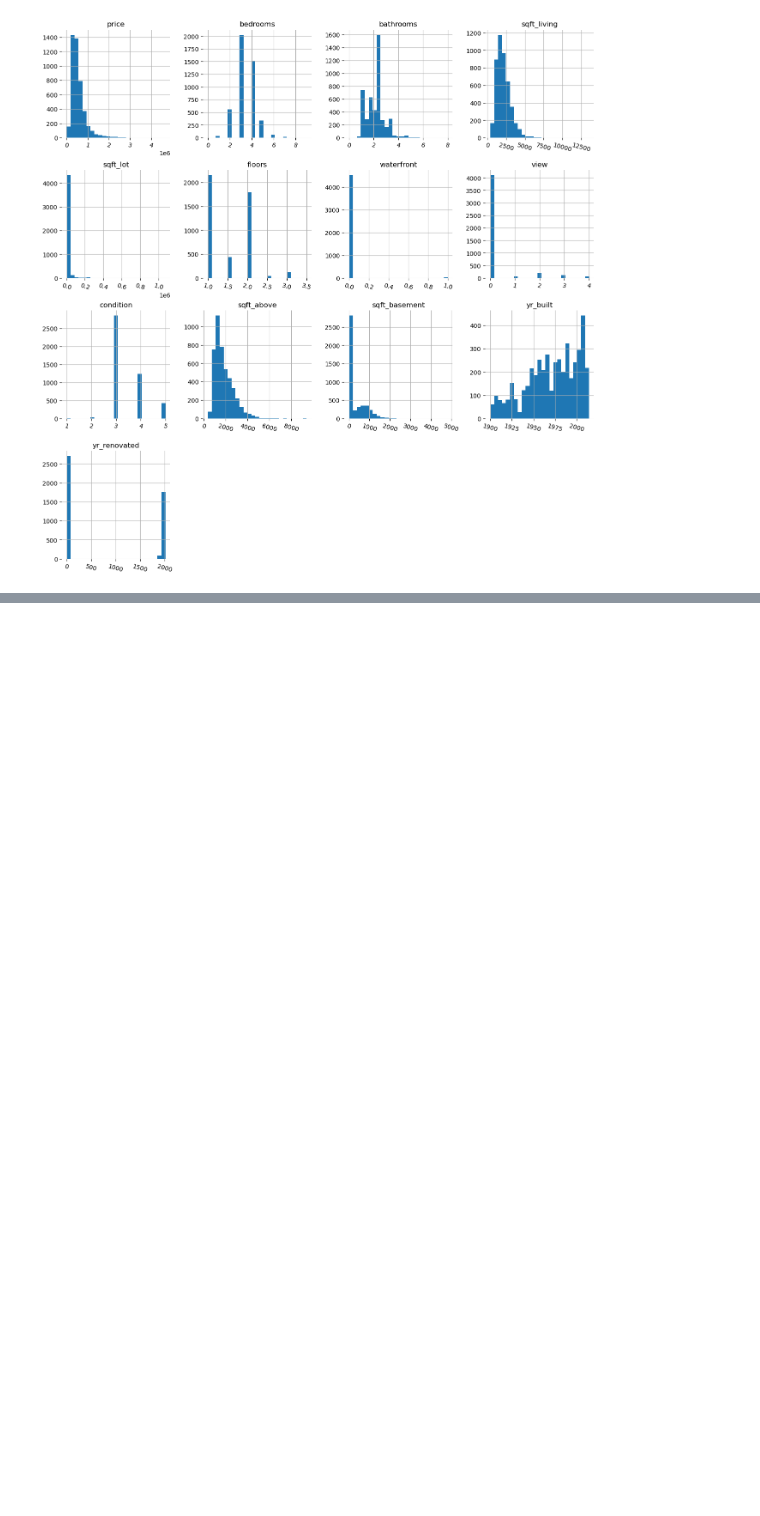
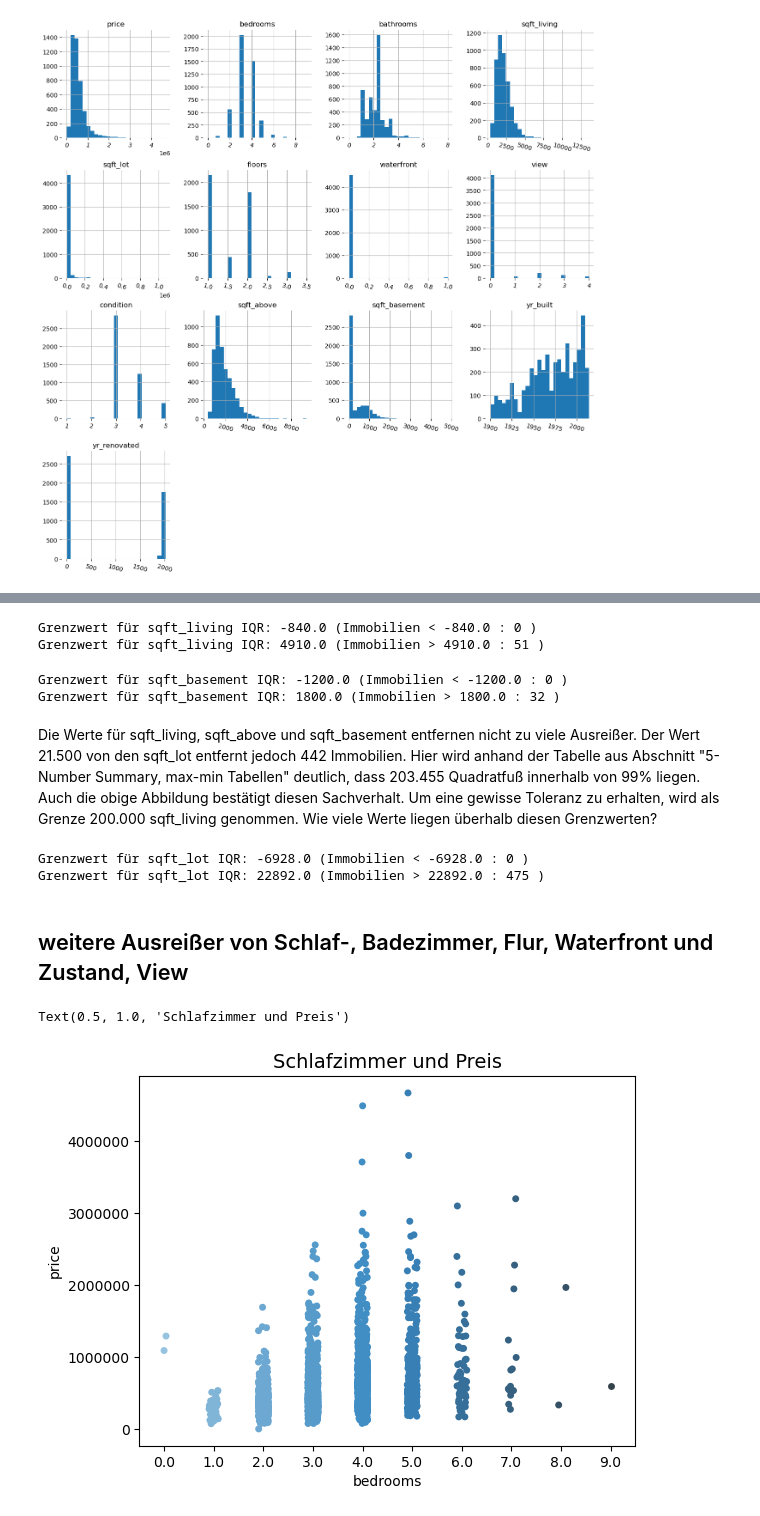
Before and after one commit to anilcemalyasar/INF505-DataMining, a Jupyter notebook: Kapitel 6/Immobilien_Vorlage.ipynb, the cells around one changed output, grey strips where cells are left out. Saved outputs shown, nothing was run; the diff lists cells and outputs as text; code cells hidden in the pictures; blank space fills up the shorter version.

```diff
--- a/Kapitel 6/Immobilien_Vorlage.ipynb
+++ b/Kapitel 6/Immobilien_Vorlage.ipynb
@@ -98,0 +113,28 @@ sns.despine(left=True, bottom=True)
+# %%
+outlier_detection(df, 'sqft_living')
+# %% [output]
+Grenzwert für sqft_living IQR: -840.0 (Immobilien < -840.0 : 0 )
+Grenzwert für sqft_living IQR: 4910.0 (Immobilien > 4910.0 : 51 )
+# %%
+outlier_detection(df, 'sqft_basement')
+# %% [output]
+Grenzwert für sqft_basement IQR: -1200.0 (Immobilien < -1200.0 : 0 )
+Grenzwert für sqft_basement IQR: 1800.0 (Immobilien > 1800.0 : 32 )
+# %% [markdown]
+Die Werte für sqft_living, sqft_above und sqft_basement entfernen nicht zu viele Ausreißer. Der Wert 21.500 von den sqft_lot entfernt jedoch 442 Immobilien. Hier wird anhand der Tabelle aus Abschnitt "5-Number Summary, max-min Tabellen" deutlich, dass 203.455 Quadratfuß innerhalb von 99% liegen. Auch die obige Abbildung bestätigt diesen Sachverhalt. Um eine gewisse Toleranz zu erhalten, wird als Grenze 200.000 sqft_living genommen.
+Wie viele Werte liegen überhalb diesen Grenzwerten?
+# %%
+outlier_detection(df, 'sqft_lot')
+# %% [output]
+Grenzwert für sqft_lot IQR: -6928.0 (Immobilien < -6928.0 : 0 )
+Grenzwert für sqft_lot IQR: 22892.0 (Immobilien > 22892.0 : 475 )
+# %% [markdown]
+## weitere Ausreißer von Schlaf-, Badezimmer, Flur, Waterfront und Zustand, View
+# %%
+plt.figure(dpi=100)
+plt.ticklabel_format(style = 'plain')
+ax = sns.stripplot(x=df["bedrooms"], y=df["price"], palette="Blues_d")
+ax.set_title('Schlafzimmer und Preis', fontsize=14)
+# %% [output]
+Text(0.5, 1.0, 'Schlafzimmer und Preis')
+[figure, added]
```
Also changed, not shown: parts of 19 cells of this notebook.
